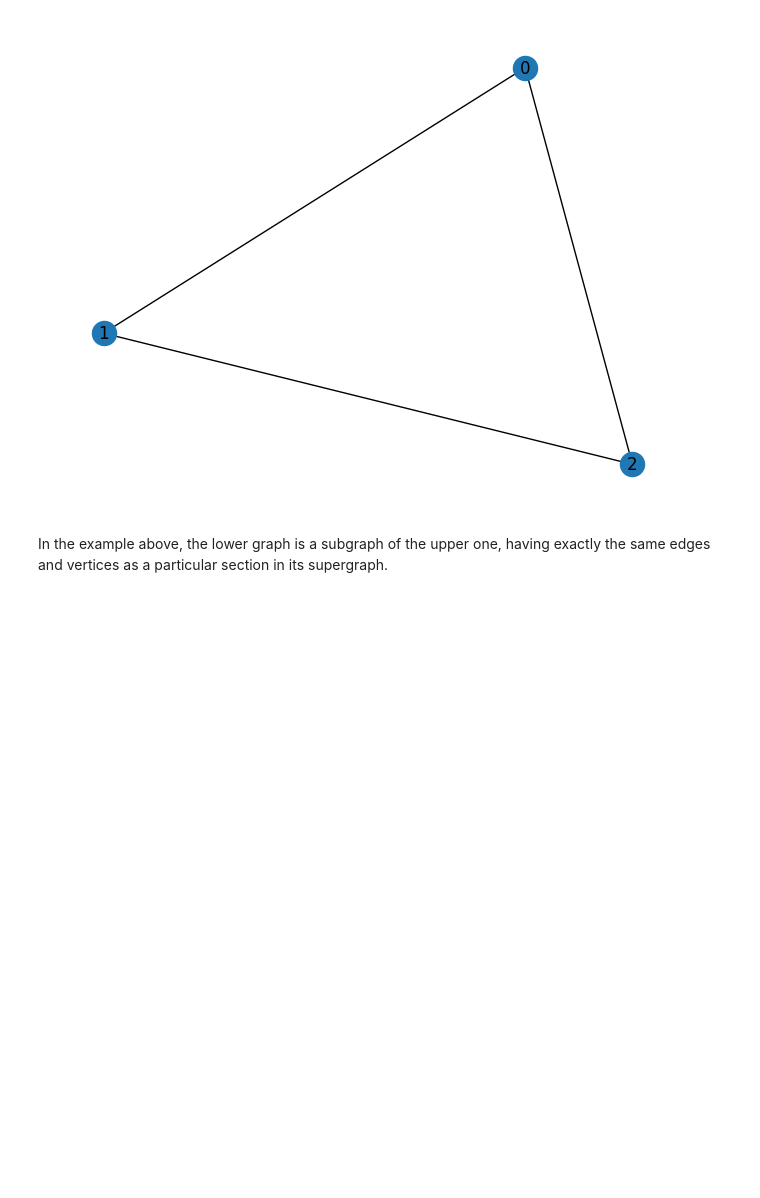
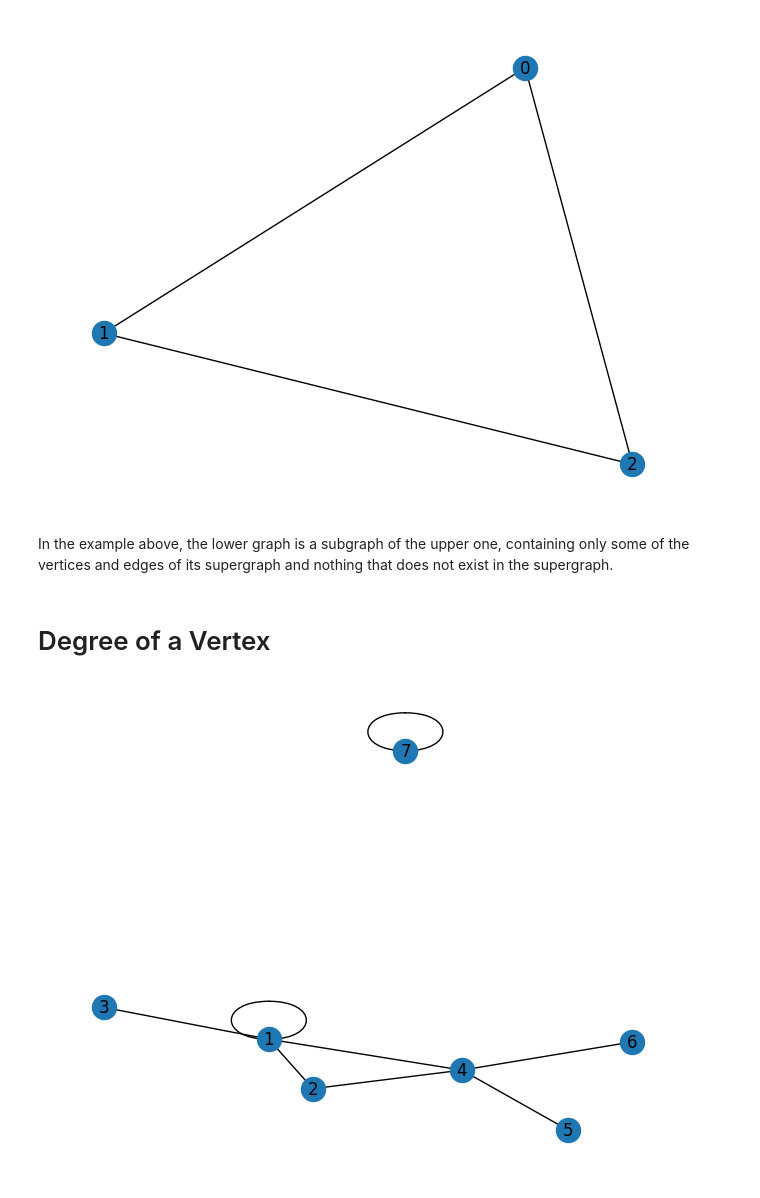
Before and after one commit to Celian4862/Discrete_Math_2, a Jupyter notebook: Assignments/Lecture 3/pre-finals.ipynb, the cells around one changed output. Drawn from its saved outputs; the diff is of its cells as text; code cells hidden in the pictures; blank space fills up the shorter version.

```diff
--- a/Assignments/Lecture 3/pre-finals.ipynb
+++ b/Assignments/Lecture 3/pre-finals.ipynb
@@ -128,4 +134,23 @@ plt.show()
 [figure]
 [figure]
 # %% [markdown]
-In the example above, the lower graph is a subgraph of the upper one, having exactly the same edges and vertices as a particular section in its supergraph.
+In the example above, the lower graph is a subgraph of the upper one, containing only some of the vertices and edges of its supergraph and nothing that does not exist in the supergraph.
+# %% [markdown]
+# Degree of a Vertex
+# %%
+import matplotlib.pyplot as plt
+import networkx as nx
+seed = 0
+# Use seed for reproducibility
+G = nx.Graph()
+
+# Add nodes
+G.add_nodes_from([1,2,3,4,5,6,7])
+
+edgelist = [(1,2),(1,3),(4,5), (2, 4), (1, 1), (4, 6), (1, 4), (7, 7)]
+G.add_edges_from(edgelist)
+pos = nx.spring_layout(G, seed=seed)  # Seed for reproducible layout
+nx.draw(G, pos=pos,with_labels=True)
+plt.show()
+# %% [output]
+[figure, added]
```
Also changed, not shown: parts of 44 cells of this notebook.
